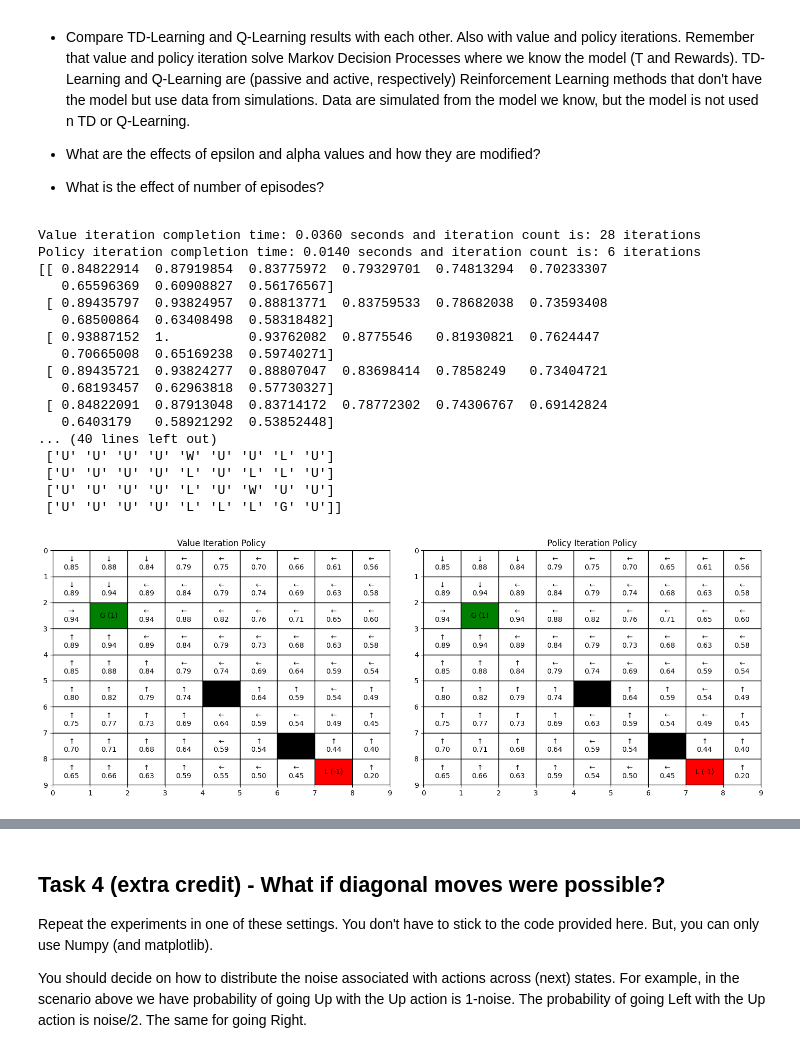
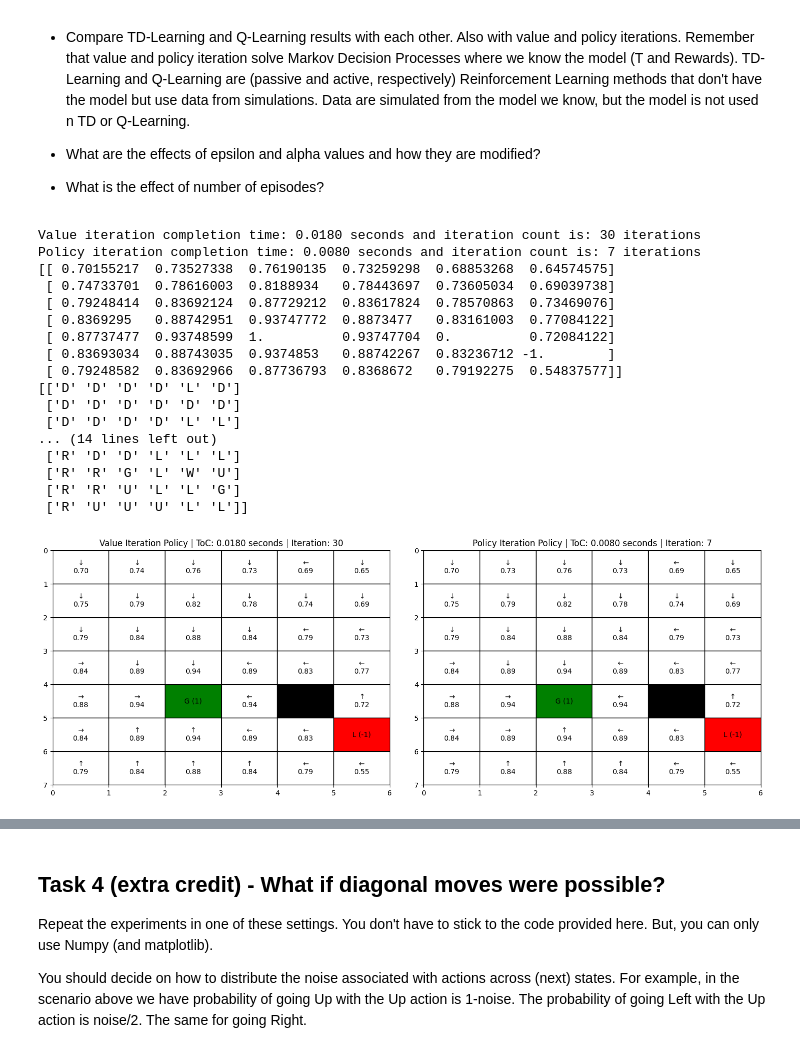
Before and after one commit to Masters-Halmstad/AI_Lab_3, a Jupyter notebook: lab3_code.ipynb, the cells around one changed output, grey strips where cells are left out. Cells and saved outputs as stored; diff of their text form; code cells hidden in the pictures.

Commit message:
added toc and iteration in graph titile

```diff
--- a/lab3_code.ipynb
+++ b/lab3_code.ipynb
@@ -21,7 +21,7 @@ Task1 - We ask you to create two more grids (files) of moderate size and with at
 import numpy as np
 import time as tm
 
-file1 = open('Lab3_grid3.txt', 'r')
+file1 = open('Lab3_grid2.txt', 'r')
 (W, H) = [t(s) for t,s in zip((int,int),file1.readline().split())]
 noise = [t(s) for t,s in zip((float,str),file1.readline().split())][0]
 immediate_rewards = [t(s) for t,s in zip((float,str),file1.readline().split())][0]
@@ -110,7 +110,7 @@ def properties(index, Walls, Terminals, Rewards, Values = None, Policy=None ):
         return "white", f"{arrow}\n{value_text}"
 
 
-def plot_grid(W, H, Terminals, Walls, Rewards, Values = None, Policy = None, title="Environment", axis=None):
+def plot_grid(W, H, Terminals, Walls, Rewards, Values = None, Policy = None, title="Environment", toc=None, iteration =None, axis=None):
     standalone = False
     if axis is None:
         fig, axis = plt.subplots(figsize=(0.8 * W, 0.8 * H))
@@ -129,6 +129,10 @@ def plot_grid(W, H, Terminals, Walls, Rewards, Values = None, Policy = None, tit
             if cell_text:
                 axis.text(col + 0.5, row + 0.5, cell_text, ha="center", va="center", fontsize=10, color="black")
 
+    if toc is not None:
+        title += f" | ToC: {abs(toc):.4f} seconds"
+    if iteration is not None:
+        title += f" | Iteration: {iteration}"
 
     axis.set_title(title)
     if standalone:
@@ -171,9 +175,9 @@ def value_iteration(gamma, T, Rewards, Terminals, Walls):
             end_time = tm.time()
             break
 
-    tot = end_time - start_time
-    print(f'Value iteration completion time: {abs(tot):.4f} seconds and iteration count is: {iteration_cnt} iterations')
-    return V, Policy
+    toc = end_time - start_time
+    print(f'Value iteration completion time: {abs(toc):.4f} seconds and iteration count is: {iteration_cnt} iterations')
+    return V, Policy, toc, iteration_cnt
 
 def policy_iteration(gamma, T, Rewards, Terminals, Walls):
 
@@ -234,9 +238,9 @@ def policy_iteration(gamma, T, Rewards, Terminals, Walls):
             end_time = tm.time()
             break
 
-    tot = end_time - start_time
-    print(f'Policy iteration completion time: {abs(tot):.4f} seconds and iteration count is: {iteration_cnt} iterations')
-    return V, Policy
+    toc = end_time - start_time
+    print(f'Policy iteration completion time: {abs(toc):.4f} seconds and iteration count is: {iteration_cnt} iterations')
+    return V, Policy,toc, iteration_cnt
 
 def TD_learning(N_episodes, alpha, gamma, T, Rewards, Terminals, Walls):
     start_time = tm.time()
@@ -273,10 +277,10 @@ def TD_learning(N_episodes, alpha, gamma, T, Rewards, Terminals, Walls):
         Policy[s] = np.argmax(action_values)
 
     end_time = tm.time()
-    tot = end_time - start_time
-    print(f'TD learning completion time: {abs(tot):.4f} seconds')
+    toc = end_time - start_time
+    print(f'TD learning completion time: {abs(toc):.4f} seconds')
 
-    return V, Policy
+    return V, Policy, toc
 
 def Q_learning(N_episodes, epsilon, alpha, gamma, T, Rewards, Terminals, Walls):
     start_time = tm.time()
@@ -304,10 +308,10 @@ def Q_learning(N_episodes, epsilon, alpha, gamma, T, Rewards, Terminals, Walls):
     Policy = np.array(np.argmax(Q,axis=1)).reshape((N,1))
 
     end_time = tm.time()
-    tot = end_time - start_time
-    print(f' learning completion time: {abs(tot):.4f} seconds')
+    toc = end_time - start_time
+    print(f' learning completion time: {abs(toc):.4f} seconds')
 
-    return V, Policy
+    return V, Policy, toc
 # %% [markdown]
 ## Task 3 - Experiments
 
@@ -328,54 +332,54 @@ alpha = 0.9
 epsilon = 0.5
 N_episodes = 20000
 
 #Value iteration
-V_VI, Policy_VI = value_iteration(gamma, T, Rewards, Terminals, Walls)
+V_VI, Policy_VI,V_toc, V_iteration_cnt = value_iteration(gamma, T, Rewards, Terminals, Walls)
 #Policy iteration
-V_PI, Policy_PI = policy_iteration(gamma, T, Rewards, Terminals, Walls)
+V_PI, Policy_PI, P_toc, P_iteration_cnt = policy_iteration(gamma, T, Rewards, Terminals, Walls)
 
 
 print(V_VI.reshape((H,W)))
 maze = Directions[Policy_VI.astype(int)]
 maze[Walls==1] = 'W'
 maze[Terminals==1] = 'G'
 print(maze.reshape((H,W)))
 
 print(V_PI.reshape((H,W)))
 maze = Directions[Policy_PI.astype(int)]
 maze[Walls==1] = 'W'
 maze[Terminals==1] = 'G'
 print(maze.reshape((H,W)))
 
 V_VI_flat = V_VI.flatten()
 V_PI_flat = V_PI.flatten()
 Policy_VI_flat = Policy_VI.flatten()
 Policy_PI_flat = Policy_PI.flatten()
 
 fig, axes = plt.subplots(1, 2, figsize=(18, 6))
 
-plot_grid(W, H, Terminals, Walls, Rewards, V_VI_flat, Policy_VI_flat, "Value Iteration Policy", axis=axes[0])
-plot_grid(W, H, Terminals, Walls, Rewards, V_PI_flat, Policy_PI_flat, "Policy Iteration Policy", axis=axes[1])
+plot_grid(W, H, Terminals, Walls, Rewards, V_VI_flat, Policy_VI_flat, "Value Iteration Policy",V_toc, V_iteration_cnt, axis=axes[0])
+plot_grid(W, H, Terminals, Walls, Rewards, V_PI_flat, Policy_PI_flat, "Policy Iteration Policy",P_toc, P_iteration_cnt, axis=axes[1])
 
 plt.subplots_adjust(wspace=0.1)
 plt.show()
 # %% [output]
-Value iteration completion time: 0.0360 seconds and iteration count is: 28 iterations
-Policy iteration completion time: 0.0140 seconds and iteration count is: 6 iterations
-[[ 0.84822914  0.87919854  0.83775972  0.79329701  0.74813294  0.70233307
-   0.65596369  0.60908827  0.56176567]
- [ 0.89435797  0.93824957  0.88813771  0.83759533  0.78682038  0.73593408
-   0.68500864  0.63408498  0.58318482]
- [ 0.93887152  1.          0.93762082  0.8775546   0.81930821  0.7624447
-   0.70665008  0.65169238  0.59740271]
- [ 0.89435721  0.93824277  0.88807047  0.83698414  0.7858249   0.73404721
-   0.68193457  0.62963818  0.57730327]
- [ 0.84822091  0.87913048  0.83714172  0.78772302  0.74306767  0.69142824
-   0.6403179   0.58921292  0.53852448]
-... (40 lines left out)
- ['U' 'U' 'U' 'U' 'W' 'U' 'U' 'L' 'U']
- ['U' 'U' 'U' 'U' 'L' 'U' 'L' 'L' 'U']
- ['U' 'U' 'U' 'U' 'L' 'U' 'W' 'U' 'U']
- ['U' 'U' 'U' 'U' 'L' 'L' 'L' 'G' 'U']]
+Value iteration completion time: 0.0180 seconds and iteration count is: 30 iterations
+Policy iteration completion time: 0.0080 seconds and iteration count is: 7 iterations
+[[ 0.70155217  0.73527338  0.76190135  0.73259298  0.68853268  0.64574575]
+ [ 0.74733701  0.78616003  0.8188934   0.78443697  0.73605034  0.69039738]
+ [ 0.79248414  0.83692124  0.87729212  0.83617824  0.78570863  0.73469076]
+ [ 0.8369295   0.88742951  0.93747772  0.8873477   0.83161003  0.77084122]
+ [ 0.87737477  0.93748599  1.          0.93747704  0.          0.72084122]
+ [ 0.83693034  0.88743035  0.9374853   0.88742267  0.83236712 -1.        ]
+ [ 0.79248582  0.83692966  0.87736793  0.8368672   0.79192275  0.54837577]]
+[['D' 'D' 'D' 'D' 'L' 'D']
+ ['D' 'D' 'D' 'D' 'D' 'D']
+ ['D' 'D' 'D' 'D' 'L' 'L']
+... (14 lines left out)
+ ['R' 'D' 'D' 'L' 'L' 'L']
+ ['R' 'R' 'G' 'L' 'W' 'U']
+ ['R' 'R' 'U' 'L' 'L' 'G']
+ ['R' 'U' 'U' 'U' 'L' 'L']]
-[figure, old version]
+[figure, new version]
 # %%
 #TD-Learning
```
Also changed, not shown: parts of 3 cells of this notebook.
